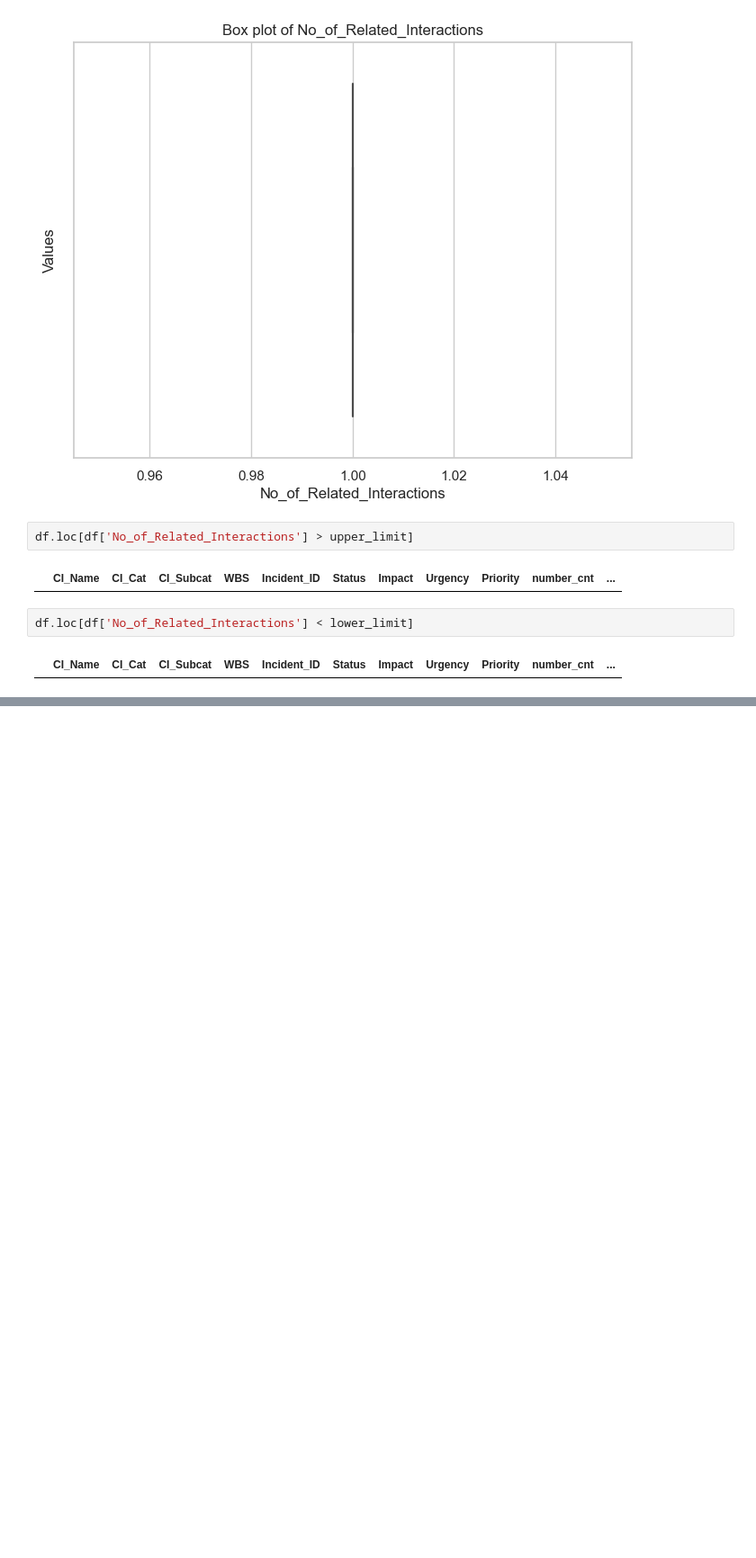
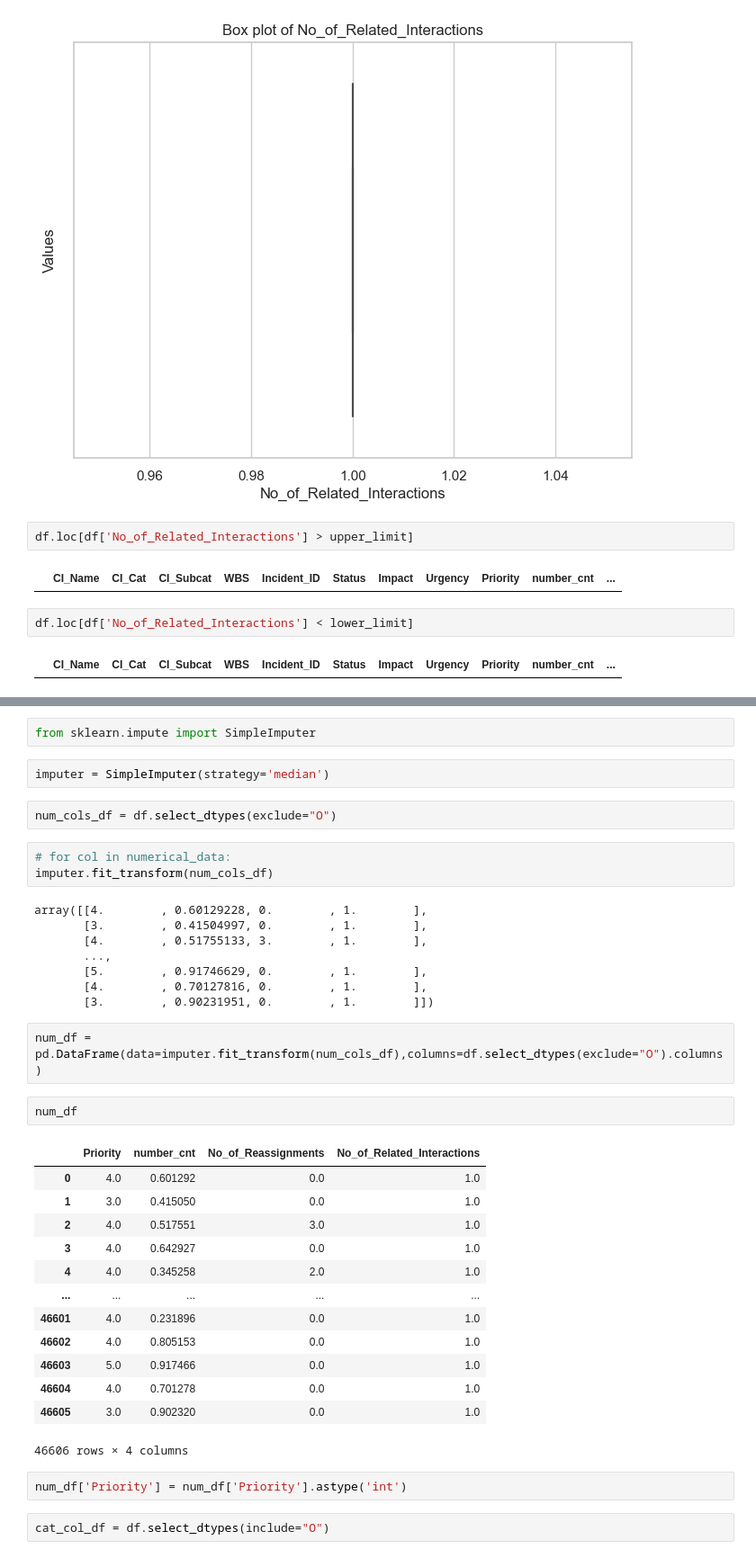
Before and after one commit to ash-171/ABCtech, a Jupyter notebook: PRCL-0012.ipynb, the cells around one changed output, grey strips where cells are left out. Shown at 90% size. Saved outputs shown, nothing was run; the diff lists cells and outputs as text; blank space fills up the shorter version.

```diff
--- a/PRCL-0012.ipynb
+++ b/PRCL-0012.ipynb
@@ -337,0 +435,39 @@ df.loc[df['No_of_Related_Interactions'] < lower_limit]
+# %%
+from sklearn.impute import SimpleImputer
+# %%
+imputer = SimpleImputer(strategy='median')
+# %%
+num_cols_df = df.select_dtypes(exclude="O")
+# %%
+# for col in numerical_data:
+imputer.fit_transform(num_cols_df)
+# %% [output]
+array([[4.        , 0.60129228, 0.        , 1.        ],
+       [3.        , 0.41504997, 0.        , 1.        ],
+       [4.        , 0.51755133, 3.        , 1.        ],
+       ...,
+       [5.        , 0.91746629, 0.        , 1.        ],
+       [4.        , 0.70127816, 0.        , 1.        ],
+       [3.        , 0.90231951, 0.        , 1.        ]])
+# %%
+num_df = pd.DataFrame(data=imputer.fit_transform(num_cols_df),columns=df.select_dtypes(exclude="O").columns)
+# %%
+num_df
+# %% [output]
+|  | Priority | number_cnt | No_of_Reassignments | No_of_Related_Interactions |
+| 0 | 4.0 | 0.601292 | 0.0 | 1.0 |
+| 1 | 3.0 | 0.415050 | 0.0 | 1.0 |
+| 2 | 4.0 | 0.517551 | 3.0 | 1.0 |
+| 3 | 4.0 | 0.642927 | 0.0 | 1.0 |
+| 4 | 4.0 | 0.345258 | 2.0 | 1.0 |
+| ... | ... | ... | ... | ... |
+| 46601 | 4.0 | 0.231896 | 0.0 | 1.0 |
+| 46602 | 4.0 | 0.805153 | 0.0 | 1.0 |
+| 46603 | 5.0 | 0.917466 | 0.0 | 1.0 |
+| 46604 | 4.0 | 0.701278 | 0.0 | 1.0 |
+| 46605 | 3.0 | 0.902320 | 0.0 | 1.0 |
+46606 rows × 4 columns
+# %%
+num_df['Priority'] = num_df['Priority'].astype('int')
+# %%
+cat_col_df = df.select_dtypes(include="O")
```
Also changed, not shown: parts of 29 cells of this notebook.
